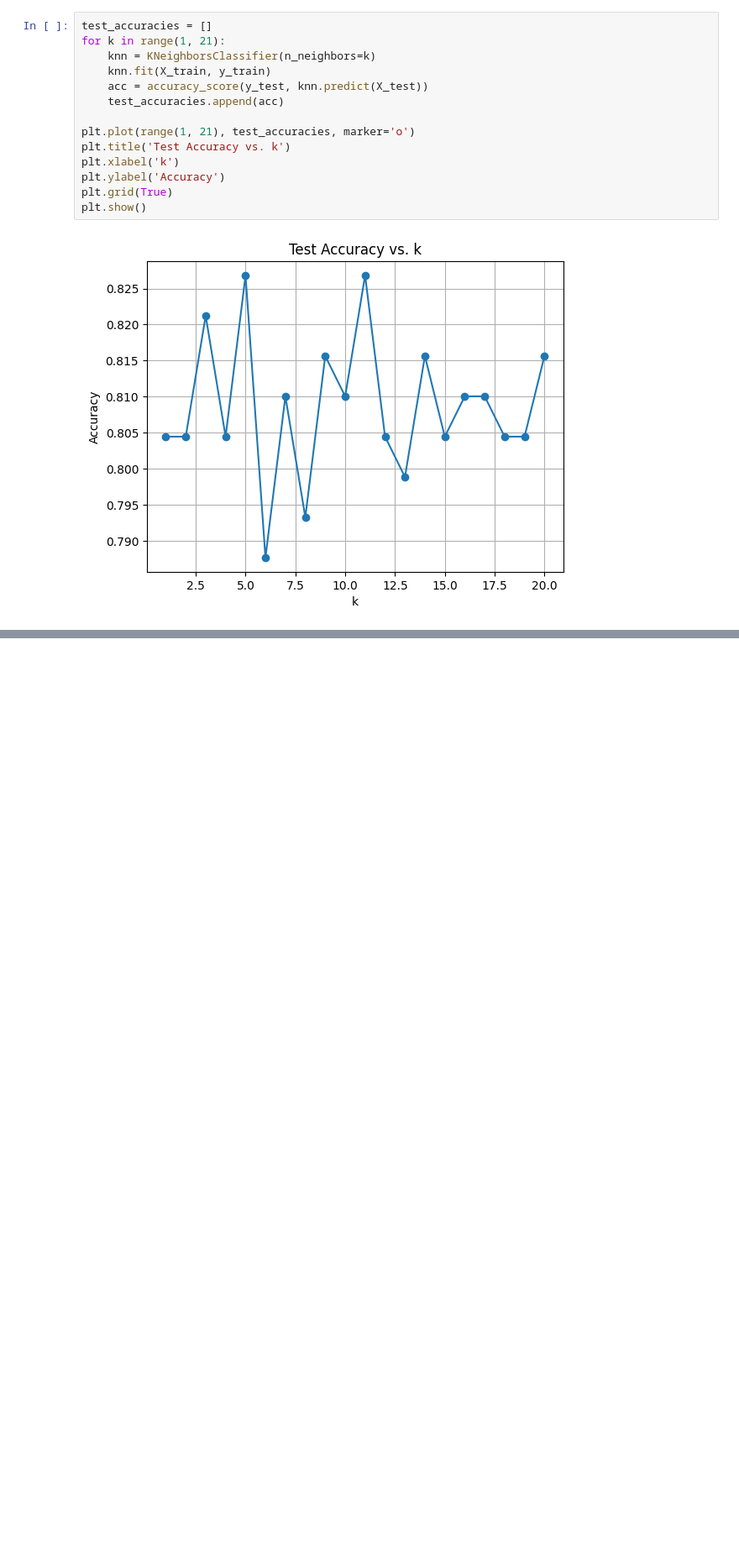
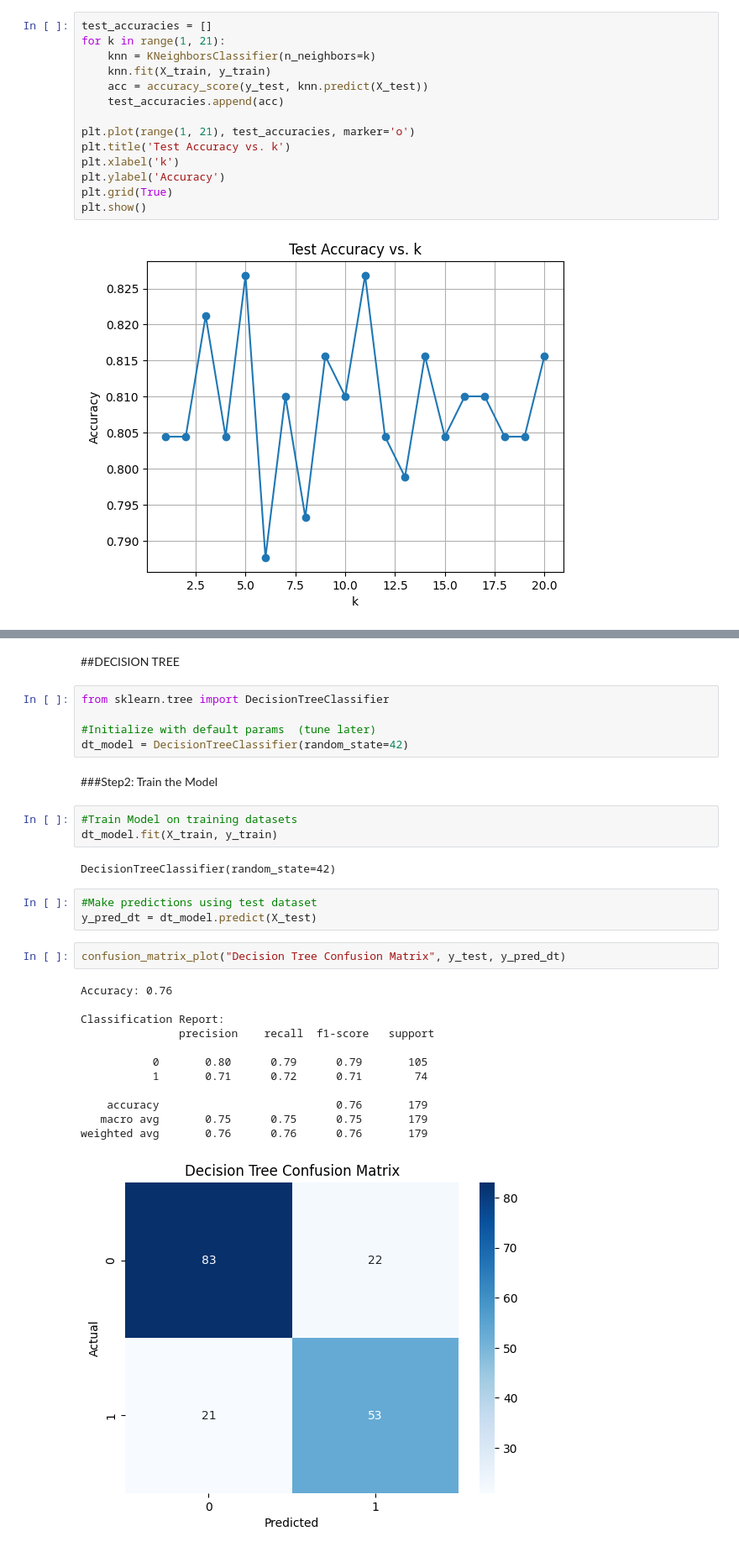
Before and after one commit to SrEntropy/titanic-ml-pipeline, a Jupyter notebook: notebooks/Training_and_Testing_Models.ipynb, the cells around one changed output, grey strips where cells are left out. Shown at 84% size. Drawn from its saved outputs; the diff is of its cells as text; blank space fills up the shorter version.

Commit message:
DTree and randomForest models incluing evaluation performance.

```diff
--- a/notebooks/Training_and_Testing_Models.ipynb
+++ b/notebooks/Training_and_Testing_Models.ipynb
@@ -476,3 +480,35 @@ plt.show()
   - Although both k = 5 and k = 11 yield the same overall accuracy, their class-level metrics differ.
   - k = 5 favors recall for survivors, while k = 11 improves recall for non-survivors.
   - I’d choose based on the cost of false negatives vs false positives in the application domain.
+# %% [markdown]
+##DECISION TREE
+# %%
+from sklearn.tree import DecisionTreeClassifier
+
+#Initialize with default params  (tune later)
+dt_model = DecisionTreeClassifier(random_state=42)
+# %% [markdown]
+###Step2: Train the Model
+# %%
+#Train Model on training datasets
+dt_model.fit(X_train, y_train)
+# %% [output]
+DecisionTreeClassifier(random_state=42)
+# %%
+#Make predictions using test dataset
+y_pred_dt = dt_model.predict(X_test)
+# %%
+confusion_matrix_plot("Decision Tree Confusion Matrix", y_test, y_pred_dt)
+# %% [output]
+Accuracy: 0.76
+
+Classification Report:
+               precision    recall  f1-score   support
+
+           0       0.80      0.79      0.79       105
+           1       0.71      0.72      0.71        74
+
+    accuracy                           0.76       179
+   macro avg       0.75      0.75      0.75       179
+weighted avg       0.76      0.76      0.76       179
+[figure, added]
```
Also changed, not shown: parts of 42 cells of this notebook.
